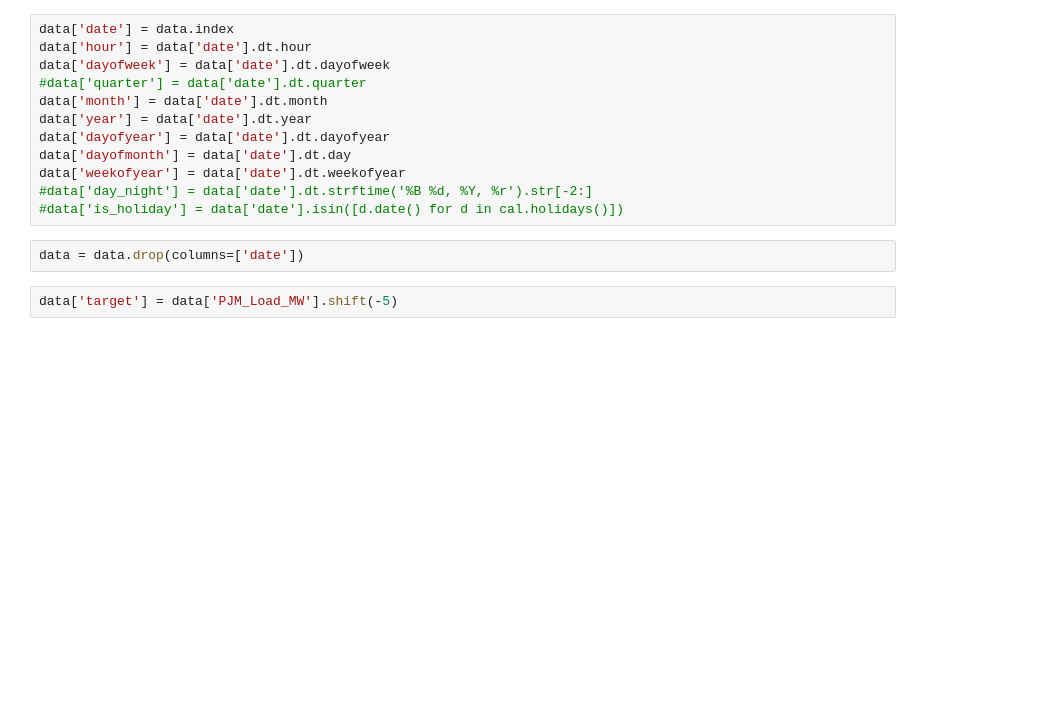
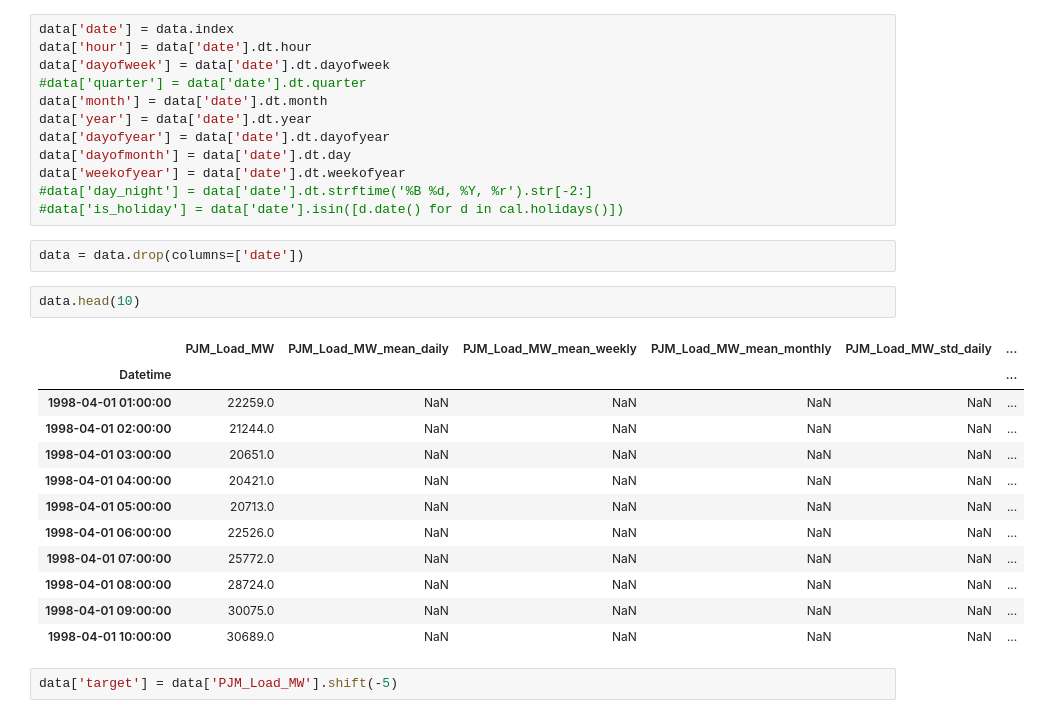
Before and after one commit to TonyTang1997/ai4impact-datathon, a Jupyter notebook: Tony_energy_forecast.ipynb, the cells around one changed output. Drawn from its saved outputs; the diff is of its cells as text; blank space fills up the shorter version.

```diff
--- a/Tony_energy_forecast.ipynb
+++ b/Tony_energy_forecast.ipynb
@@ -45,5 +45,20 @@ data['weekofyear'] = data['date'].dt.weekofyear
 #data['is_holiday'] = data['date'].isin([d.date() for d in cal.holidays()])
 # %%
 data = data.drop(columns=['date'])
+# %%
+data.head(10)
+# %% [output]
+|  | PJM_Load_MW | PJM_Load_MW_mean_daily | PJM_Load_MW_mean_weekly | PJM_Load_MW_mean_monthly | PJM_Load_MW_std_daily | ... |
+| Datetime |  |  |  |  |  | ... |
+| 1998-04-01 01:00:00 | 22259.0 | NaN | NaN | NaN | NaN | ... |
+| 1998-04-01 02:00:00 | 21244.0 | NaN | NaN | NaN | NaN | ... |
+| 1998-04-01 03:00:00 | 20651.0 | NaN | NaN | NaN | NaN | ... |
+| 1998-04-01 04:00:00 | 20421.0 | NaN | NaN | NaN | NaN | ... |
+| 1998-04-01 05:00:00 | 20713.0 | NaN | NaN | NaN | NaN | ... |
+| 1998-04-01 06:00:00 | 22526.0 | NaN | NaN | NaN | NaN | ... |
+| 1998-04-01 07:00:00 | 25772.0 | NaN | NaN | NaN | NaN | ... |
+| 1998-04-01 08:00:00 | 28724.0 | NaN | NaN | NaN | NaN | ... |
+| 1998-04-01 09:00:00 | 30075.0 | NaN | NaN | NaN | NaN | ... |
+| 1998-04-01 10:00:00 | 30689.0 | NaN | NaN | NaN | NaN | ... |
 # %%
 data['target'] = data['PJM_Load_MW'].shift(-5)
```
Also changed, not shown: parts of 2 cells of this notebook, 1 other file.
